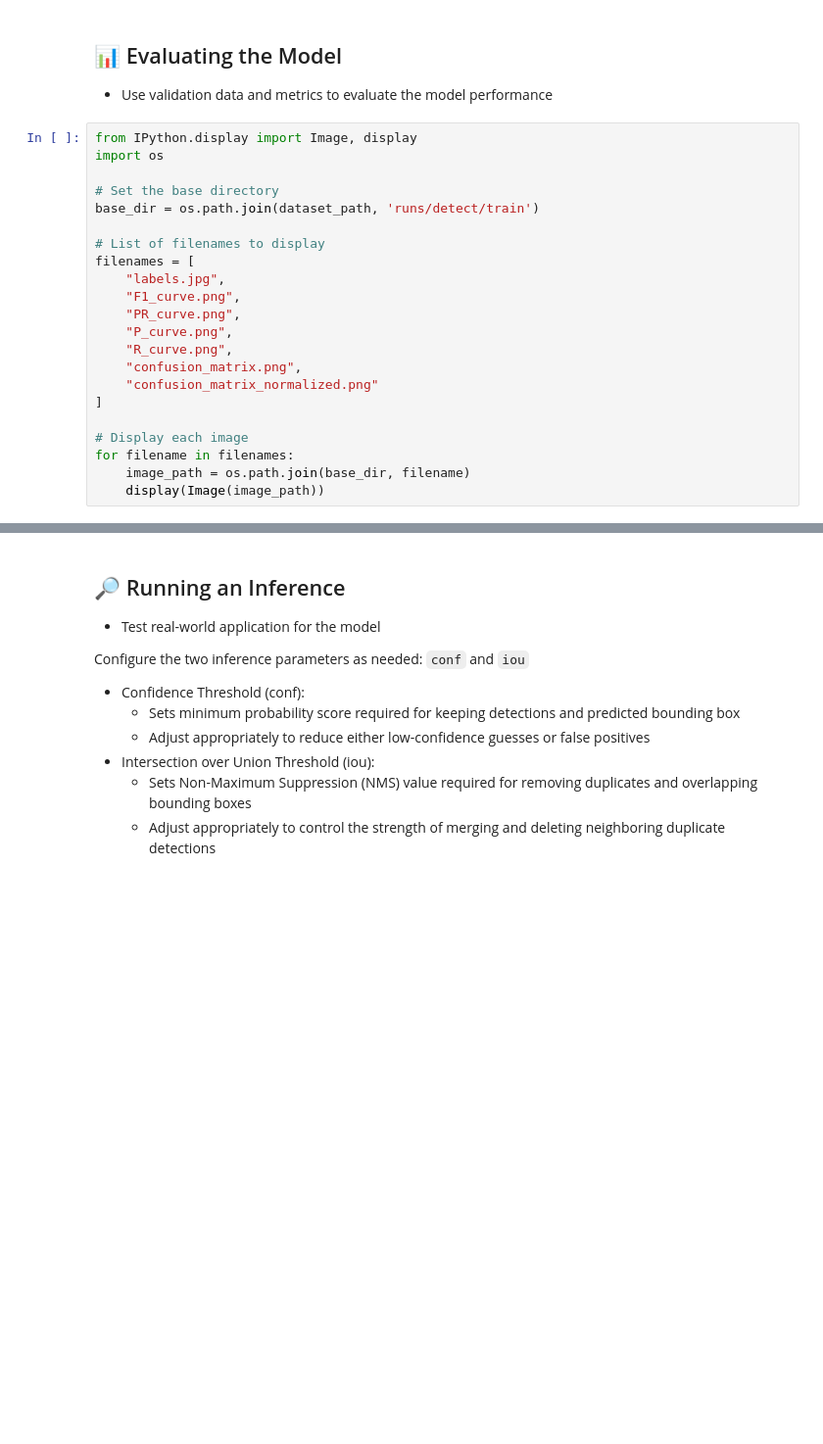
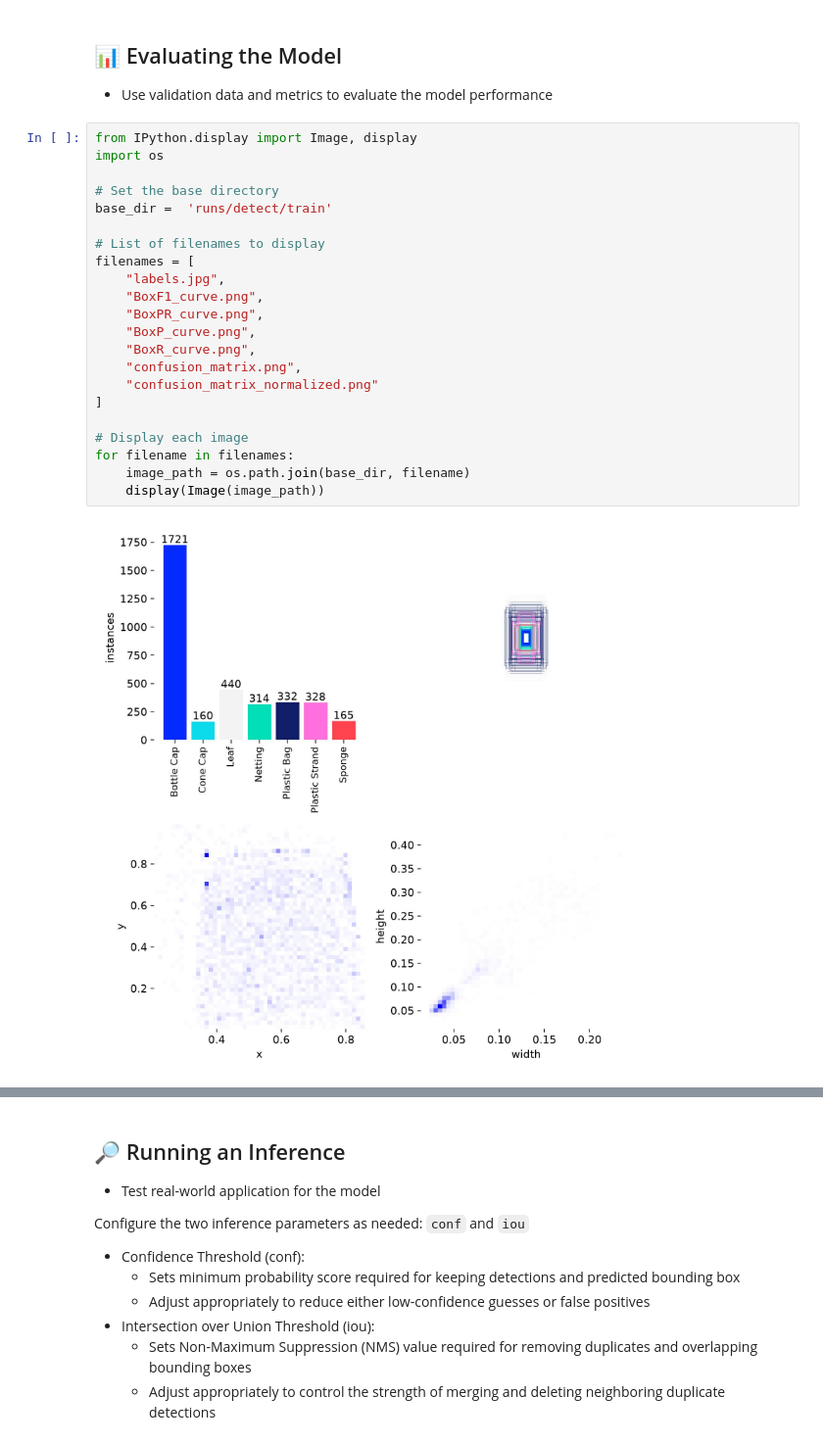
Before and after one commit to brittnyn/marine_pollution_object_detection_yolo_v11, a Jupyter notebook: yolo_v11.ipynb, the cells around one changed output, grey strips where cells are left out. Shown at 98% size. Cells and saved outputs as stored; diff of their text form; blank space fills up the shorter version.

```diff
--- a/yolo_v11.ipynb
+++ b/yolo_v11.ipynb
@@ -255,22 +256,24 @@ print(results)
 # %%
 from IPython.display import Image, display
 import os
 
 # Set the base directory
-base_dir = os.path.join(dataset_path, 'runs/detect/train')
+base_dir =  'runs/detect/train'
 
 # List of filenames to display
 filenames = [
     "labels.jpg",
-    "F1_curve.png",
-    "PR_curve.png",
-    "P_curve.png",
-    "R_curve.png",
+    "BoxF1_curve.png",
+    "BoxPR_curve.png",
+    "BoxP_curve.png",
+    "BoxR_curve.png",
     "confusion_matrix.png",
     "confusion_matrix_normalized.png"
 ]
 
 # Display each image
 for filename in filenames:
     image_path = os.path.join(base_dir, filename)
     display(Image(image_path))
+# %% [output]
+[figure, added]
```
Also changed, not shown: parts of 14 cells of this notebook, 2 other files.
